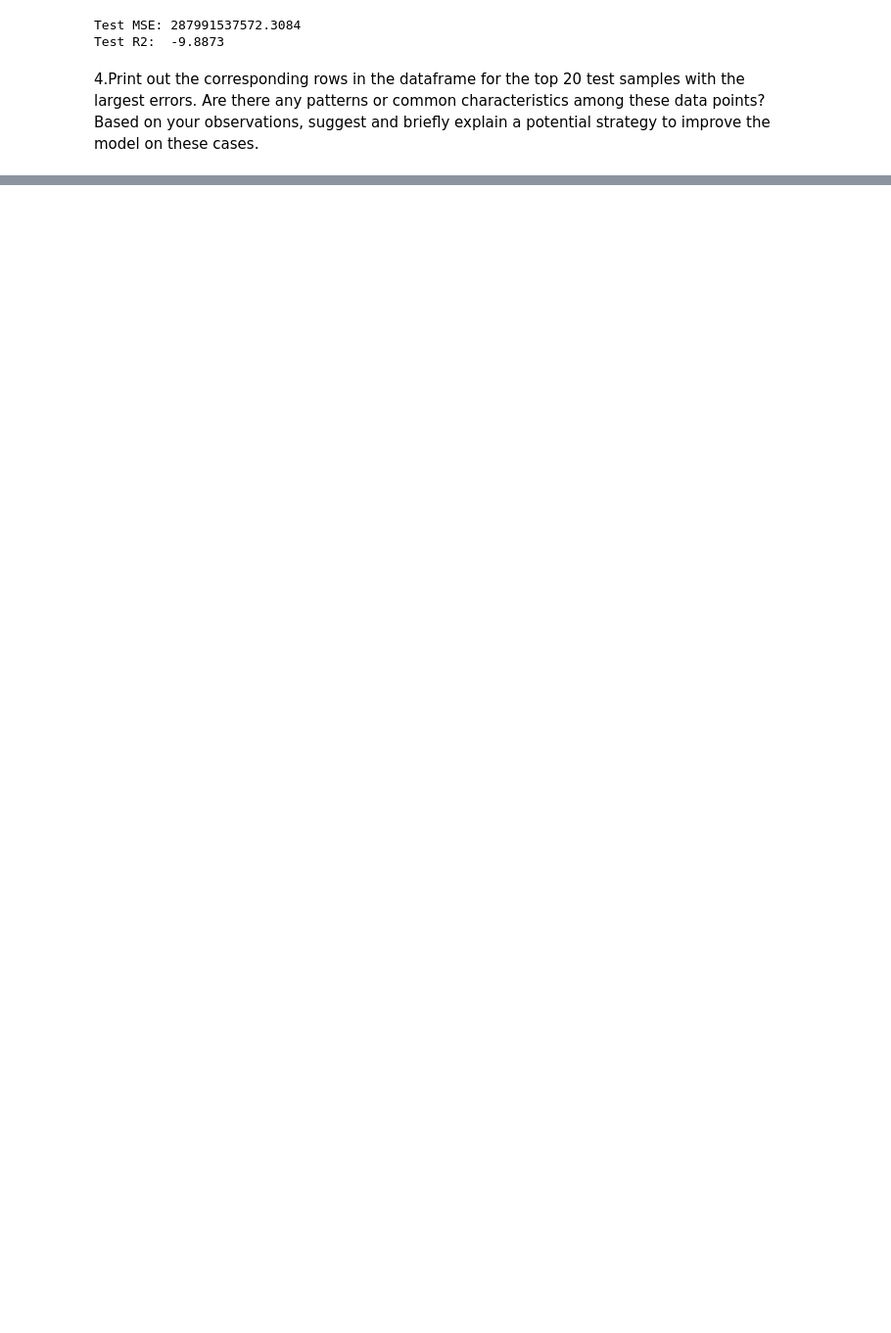
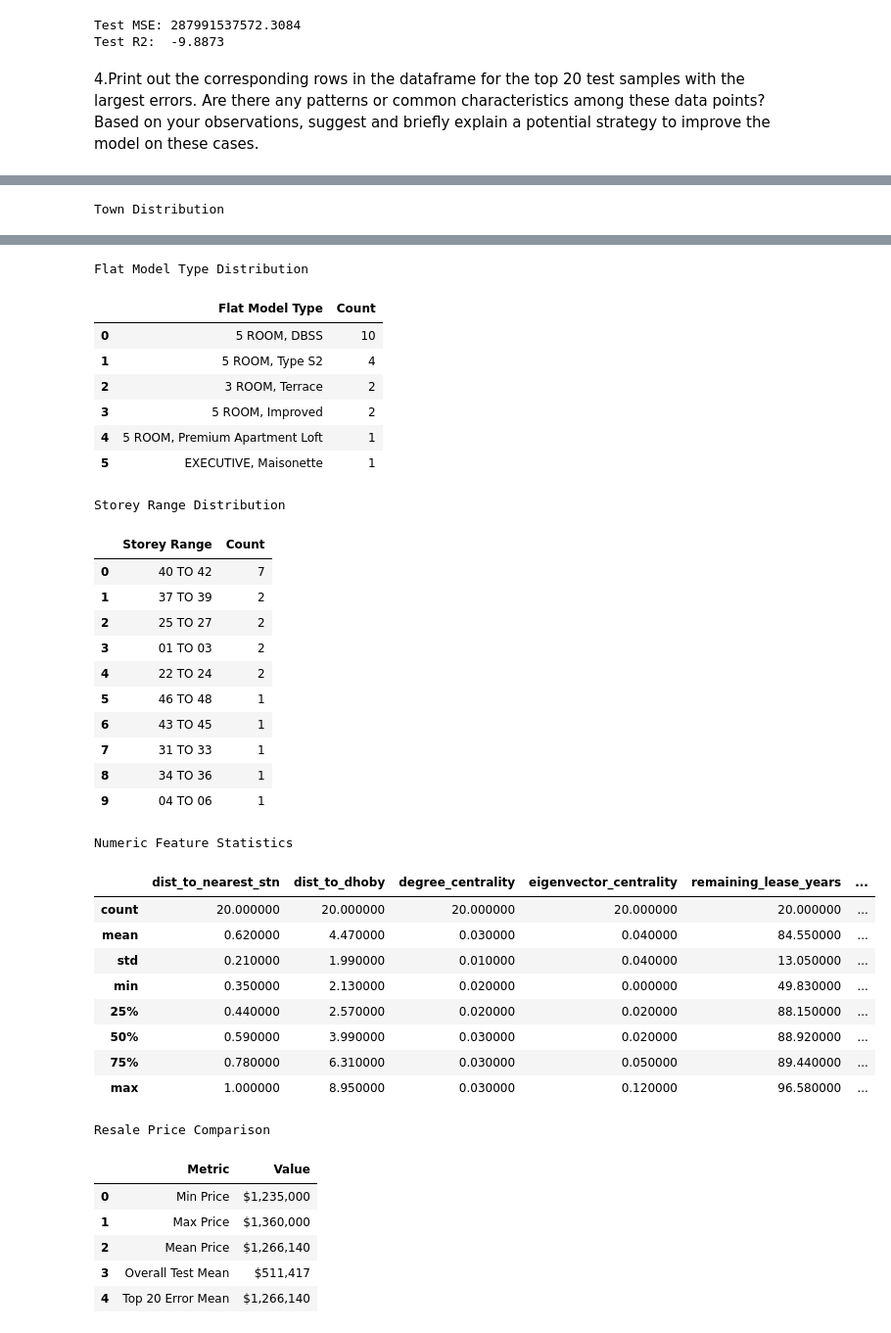
Before and after one commit to M450NCH00/SC4001-Neural-Network-Assignment, a Jupyter notebook: choo_zhenming_Part_B_1.ipynb, the cells around one changed output, grey strips where cells are left out. Shown at 98% size. Cells and saved outputs as stored; diff of their text form; code cells hidden in the pictures; blank space fills up the shorter version.

```diff
--- a/choo_zhenming_Part_B_1.ipynb
+++ b/choo_zhenming_Part_B_1.ipynb
@@ -302,3 +302,44 @@ Top 20 Test Samples with the Largest Errors:
 | 93670 | 0.428356 | 8.948410 | 0.016807 | 0.001358 | 66.666667 | ... |
 | 112731 | 0.461414 | 4.151360 | 0.016807 | 0.017995 | 89.833333 | ... |
 | 101087 | 0.987682 | 3.383526 | 0.016807 | 0.053004 | 49.833333 | ... |
+# %%
+def display_with_title(title, df):
+    display(df.style.set_caption(title).set_table_styles([
+        {'selector': 'caption', 'props': [('font-size', '14px'), ('font-weight', 'bold'), ('text-align', 'left'), ('padding', '10px 0px')]}
+    ]))
+
+display_with_title(
+    "Town Distribution",
+    top20_df['town'].value_counts().reset_index().rename(columns = {'town': 'Town', 'count': 'Count'})
+)
+
+display_with_title(
+    "Flat Model Type Distribution",
+    top20_df['flat_model_type'].value_counts().reset_index().rename(columns = {'flat_model_type': 'Flat Model Type', 'count': 'Count'})
+)
+
+display_with_title(
+    "Storey Range Distribution",
+    top20_df['storey_range'].value_counts().reset_index().rename(columns = {'storey_range': 'Storey Range', 'count': 'Count'})
+)
+
+display_with_title(
+    "Numeric Feature Statistics",
+    top20_df[numeric_features + ['resale_price', 'predicted_price', 'absolute_error']].describe().round(2)
+)
+
+display_with_title(
+    "Resale Price Comparison",
+    pd.DataFrame({
+        'Metric': ['Min Price', 'Max Price', 'Mean Price', 'Overall Test Mean', 'Top 20 Error Mean'],
+        'Value': [
+            f"${top20_df['resale_price'].min():,.0f}",
+            f"${top20_df['resale_price'].max():,.0f}",
+            f"${top20_df['resale_price'].mean():,.0f}",
+            f"${test_df['resale_price'].mean():,.0f}",
+            f"${top20_df['resale_price'].mean():,.0f}"
+        ]
+    })
+)
+# %% [output]
+Town Distribution
@@ -304,0 +354,37 @@ Top 20 Test Samples with the Largest Errors:
+Flat Model Type Distribution
+|  | Flat Model Type | Count |
+| 0 | 5 ROOM, DBSS | 10 |
+| 1 | 5 ROOM, Type S2 | 4 |
+| 2 | 3 ROOM, Terrace | 2 |
+| 3 | 5 ROOM, Improved | 2 |
+| 4 | 5 ROOM, Premium Apartment Loft | 1 |
+| 5 | EXECUTIVE, Maisonette | 1 |
+Storey Range Distribution
+|  | Storey Range | Count |
+| 0 | 40 TO 42 | 7 |
+| 1 | 37 TO 39 | 2 |
+| 2 | 25 TO 27 | 2 |
+| 3 | 01 TO 03 | 2 |
+| 4 | 22 TO 24 | 2 |
+| 5 | 46 TO 48 | 1 |
+| 6 | 43 TO 45 | 1 |
+| 7 | 31 TO 33 | 1 |
+| 8 | 34 TO 36 | 1 |
+| 9 | 04 TO 06 | 1 |
+Numeric Feature Statistics
+|  | dist_to_nearest_stn | dist_to_dhoby | degree_centrality | eigenvector_centrality | remaining_lease_years | ... |
+| count | 20.000000 | 20.000000 | 20.000000 | 20.000000 | 20.000000 | ... |
+| mean | 0.620000 | 4.470000 | 0.030000 | 0.040000 | 84.550000 | ... |
+| std | 0.210000 | 1.990000 | 0.010000 | 0.040000 | 13.050000 | ... |
+| min | 0.350000 | 2.130000 | 0.020000 | 0.000000 | 49.830000 | ... |
+| 25% | 0.440000 | 2.570000 | 0.020000 | 0.020000 | 88.150000 | ... |
+| 50% | 0.590000 | 3.990000 | 0.030000 | 0.020000 | 88.920000 | ... |
+| 75% | 0.780000 | 6.310000 | 0.030000 | 0.050000 | 89.440000 | ... |
+| max | 1.000000 | 8.950000 | 0.030000 | 0.120000 | 96.580000 | ... |
+Resale Price Comparison
+|  | Metric | Value |
+| 0 | Min Price | $1,235,000 |
+| 1 | Max Price | $1,360,000 |
+| 2 | Mean Price | $1,266,140 |
+| 3 | Overall Test Mean | $511,417 |
+| 4 | Top 20 Error Mean | $1,266,140 |
```
Also changed, not shown: parts of 4 cells of this notebook.
